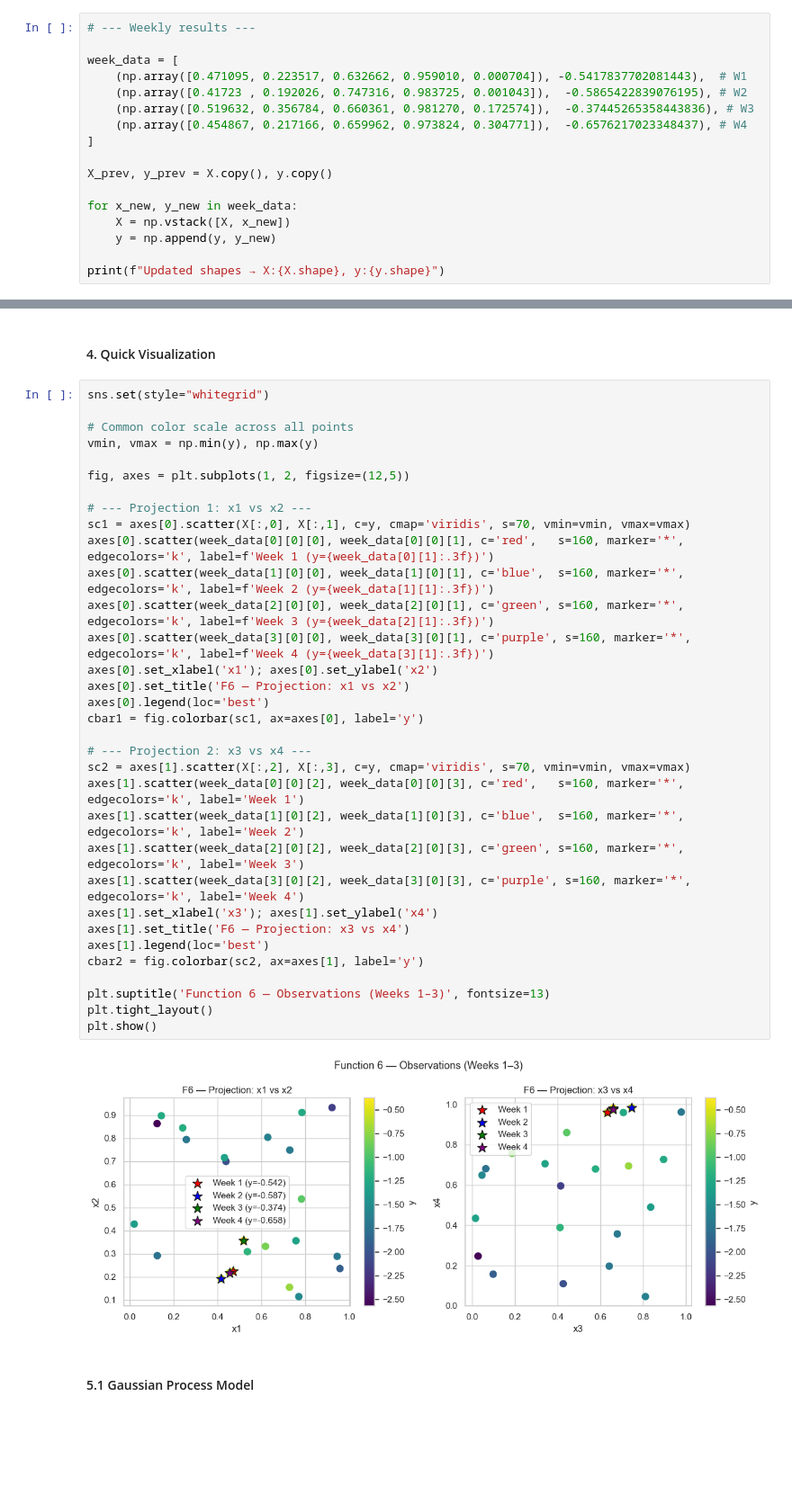
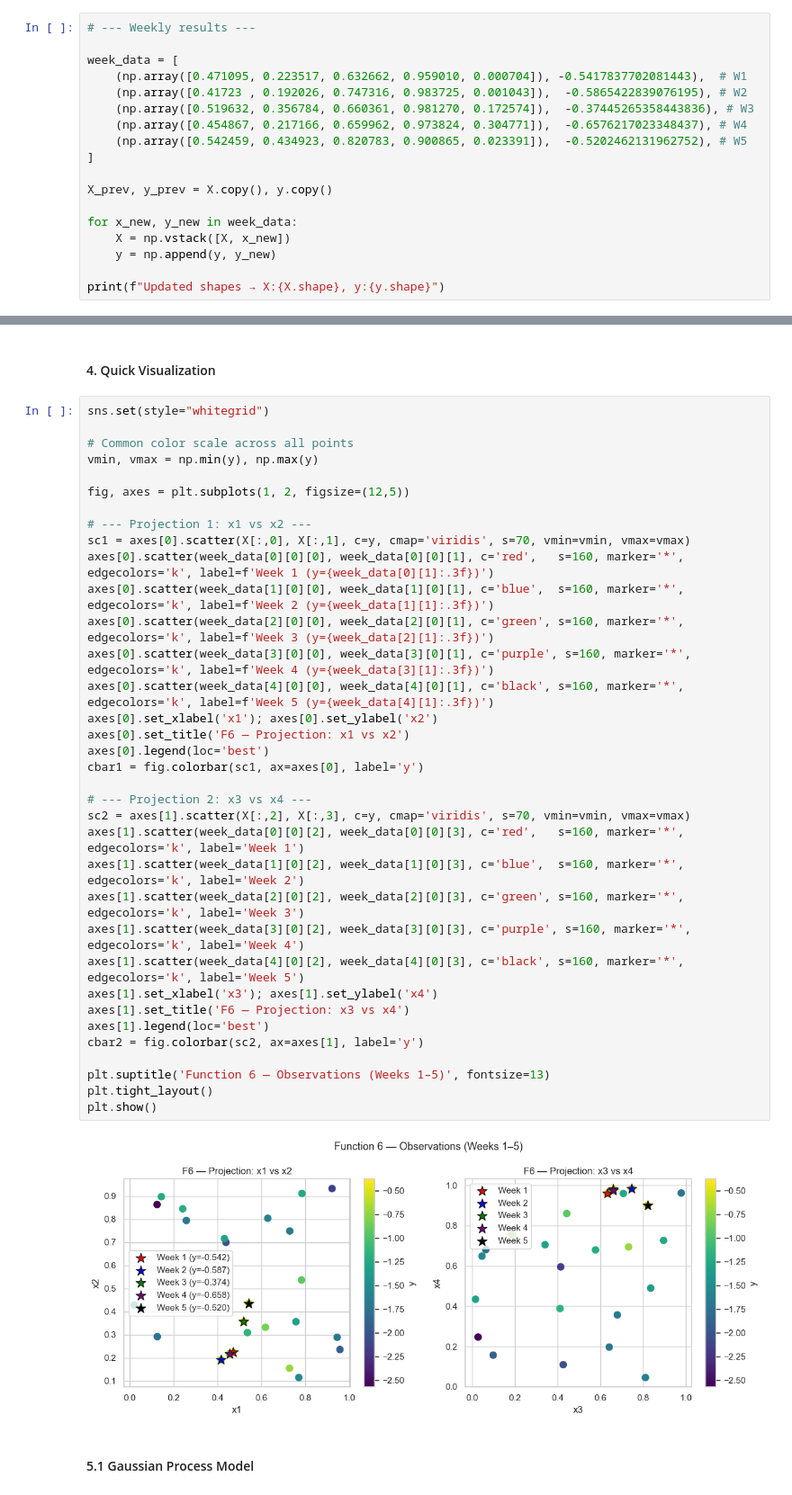
Before and after one commit to ManuelGO/ai-capstone-project, a Jupyter notebook: exploration_notebooks/f06_exploration.ipynb, the cells around one changed output, grey strips where cells are left out. Shown at 90% size. Saved outputs shown, nothing was run; the diff lists cells and outputs as text; blank space fills up the shorter version.

Commit message:
changes for week 6 + file references.md added
: main


: (no branch, rebasing main)

```diff
--- a/exploration_notebooks/f06_exploration.ipynb
+++ b/exploration_notebooks/f06_exploration.ipynb
@@ -38,6 +38,7 @@ week_data = [
     (np.array([0.41723 , 0.192026, 0.747316, 0.983725, 0.001043]),  -0.5865422839076195), # W2
     (np.array([0.519632, 0.356784, 0.660361, 0.981270, 0.172574]),  -0.37445265358443836), # W3
     (np.array([0.454867, 0.217166, 0.659962, 0.973824, 0.304771]),  -0.6576217023348437), # W4
+    (np.array([0.542459, 0.434923, 0.820783, 0.900865, 0.023391]),  -0.5202462131962752), # W5
 ]
 
 X_prev, y_prev = X.copy(), y.copy()
@@ -57,35 +58,37 @@ sns.set(style="whitegrid")
 # Common color scale across all points
 vmin, vmax = np.min(y), np.max(y)
 
 fig, axes = plt.subplots(1, 2, figsize=(12,5))
 
 # --- Projection 1: x1 vs x2 ---
 sc1 = axes[0].scatter(X[:,0], X[:,1], c=y, cmap='viridis', s=70, vmin=vmin, vmax=vmax)
 axes[0].scatter(week_data[0][0][0], week_data[0][0][1], c='red',   s=160, marker='*', edgecolors='k', label=f'Week 1 (y={week_data[0][1]:.3f})')
 axes[0].scatter(week_data[1][0][0], week_data[1][0][1], c='blue',  s=160, marker='*', edgecolors='k', label=f'Week 2 (y={week_data[1][1]:.3f})')
 axes[0].scatter(week_data[2][0][0], week_data[2][0][1], c='green', s=160, marker='*', edgecolors='k', label=f'Week 3 (y={week_data[2][1]:.3f})')
 axes[0].scatter(week_data[3][0][0], week_data[3][0][1], c='purple', s=160, marker='*', edgecolors='k', label=f'Week 4 (y={week_data[3][1]:.3f})')
+axes[0].scatter(week_data[4][0][0], week_data[4][0][1], c='black', s=160, marker='*', edgecolors='k', label=f'Week 5 (y={week_data[4][1]:.3f})')
 axes[0].set_xlabel('x1'); axes[0].set_ylabel('x2')
 axes[0].set_title('F6 — Projection: x1 vs x2')
 axes[0].legend(loc='best')
 cbar1 = fig.colorbar(sc1, ax=axes[0], label='y')
 
 # --- Projection 2: x3 vs x4 ---
 sc2 = axes[1].scatter(X[:,2], X[:,3], c=y, cmap='viridis', s=70, vmin=vmin, vmax=vmax)
 axes[1].scatter(week_data[0][0][2], week_data[0][0][3], c='red',   s=160, marker='*', edgecolors='k', label='Week 1')
 axes[1].scatter(week_data[1][0][2], week_data[1][0][3], c='blue',  s=160, marker='*', edgecolors='k', label='Week 2')
 axes[1].scatter(week_data[2][0][2], week_data[2][0][3], c='green', s=160, marker='*', edgecolors='k', label='Week 3')
 axes[1].scatter(week_data[3][0][2], week_data[3][0][3], c='purple', s=160, marker='*', edgecolors='k', label='Week 4')
+axes[1].scatter(week_data[4][0][2], week_data[4][0][3], c='black', s=160, marker='*', edgecolors='k', label='Week 5')
 axes[1].set_xlabel('x3'); axes[1].set_ylabel('x4')
 axes[1].set_title('F6 — Projection: x3 vs x4')
 axes[1].legend(loc='best')
 cbar2 = fig.colorbar(sc2, ax=axes[1], label='y')
 
-plt.suptitle('Function 6 — Observations (Weeks 1–3)', fontsize=13)
+plt.suptitle('Function 6 — Observations (Weeks 1–5)', fontsize=13)
 plt.tight_layout()
 plt.show()
 # %% [output]
-[figure, old version]
+[figure, new version]
 # %% [markdown]
 #### 5.1 Gaussian Process Model
 # %%
```
Also changed, not shown: parts of 4 cells of this notebook, 4 other files.
